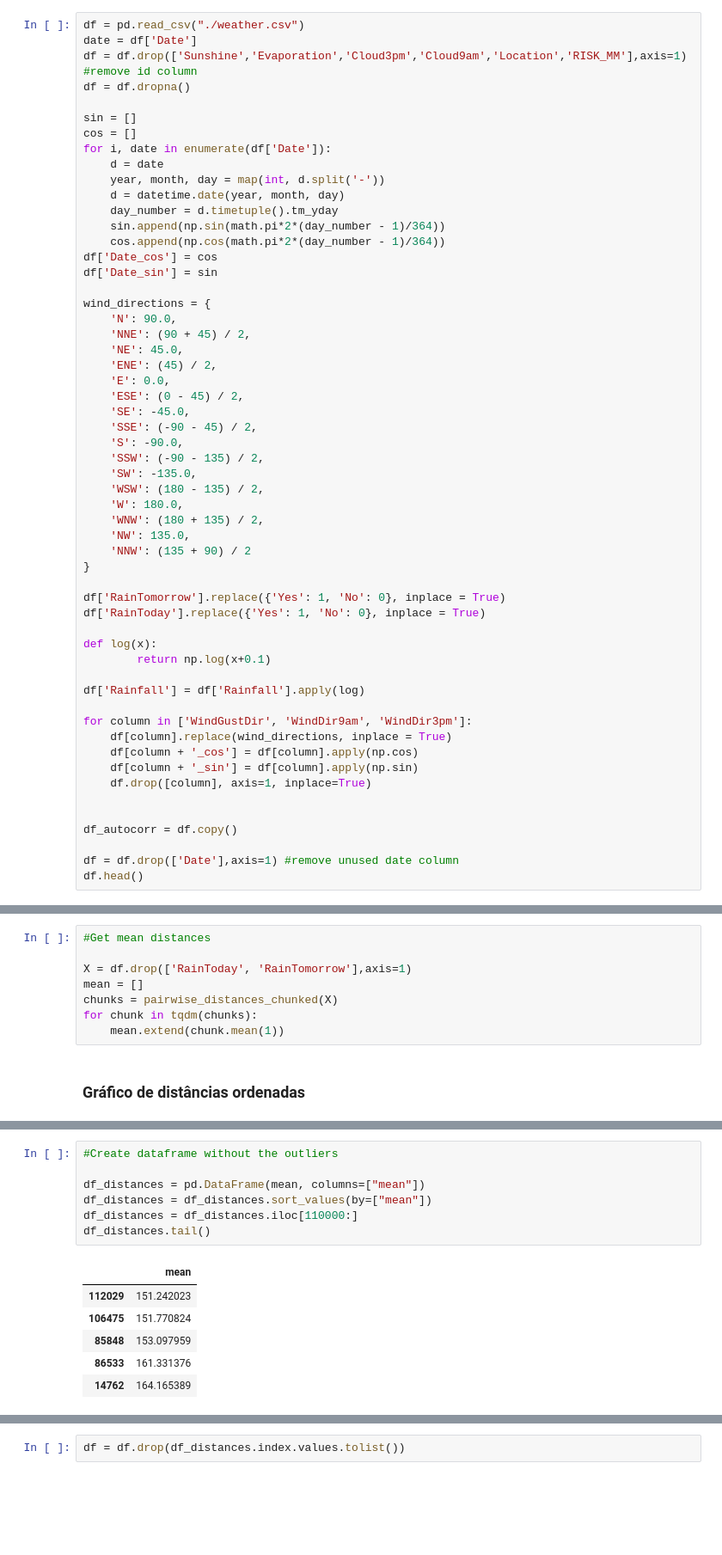
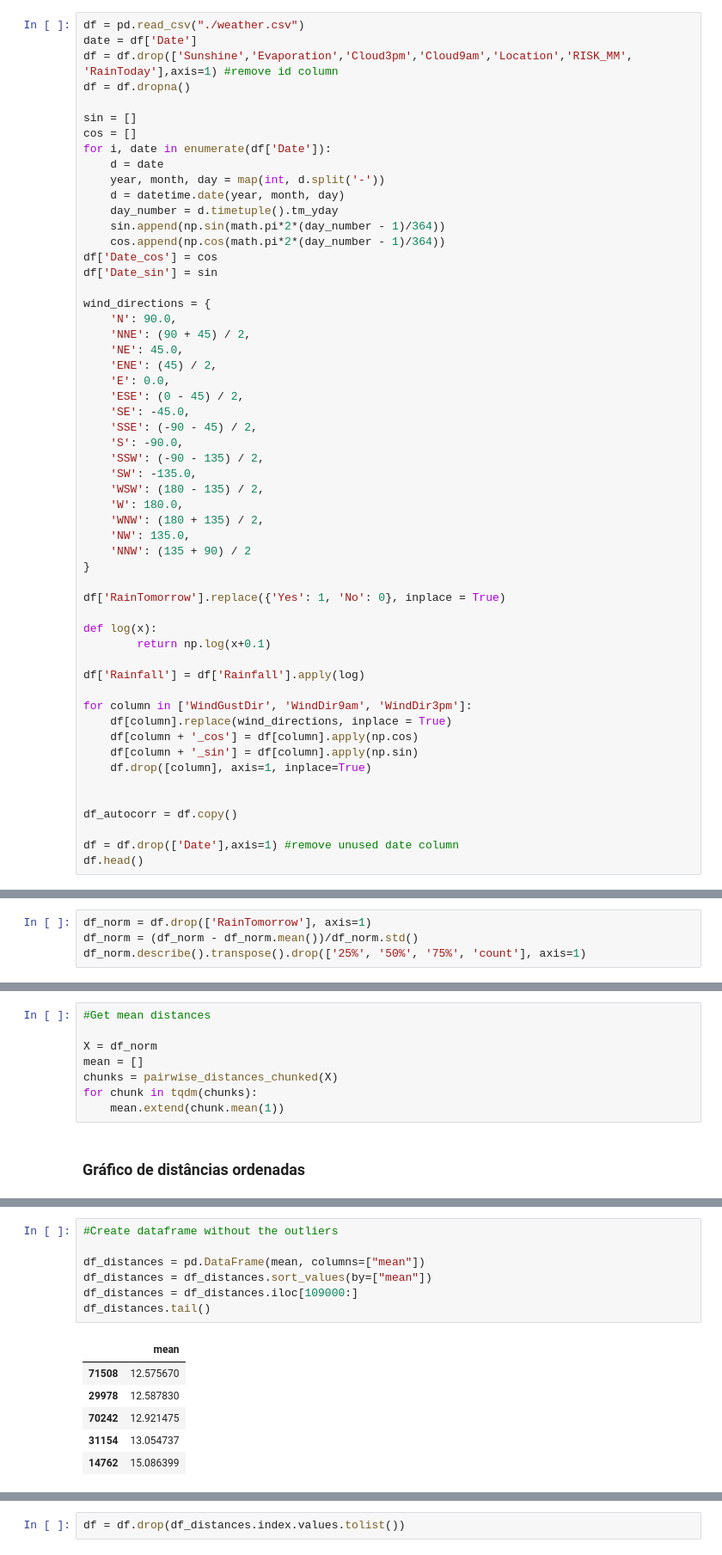
Before and after one commit to Iuri07/IC, a Jupyter notebook: weather-lm-final.ipynb, the cells around one changed output, grey strips where cells are left out. Shown at 86% size. Cells and saved outputs as stored; diff of their text form; blank space fills up the shorter version.

```diff
--- a/weather-lm-final.ipynb
+++ b/weather-lm-final.ipynb
@@ -48,7 +48,7 @@ from sklearn.metrics import pairwise_distances_chunked
 # %%
 df = pd.read_csv("./weather.csv")
 date = df['Date']
-df = df.drop(['Sunshine','Evaporation','Cloud3pm','Cloud9am','Location','RISK_MM'],axis=1) #remove id column
+df = df.drop(['Sunshine','Evaporation','Cloud3pm','Cloud9am','Location','RISK_MM', 'RainToday'],axis=1) #remove id column
 df = df.dropna()
 
 sin = []
@@ -83,7 +83,6 @@ wind_directions = {
 }
 
 df['RainTomorrow'].replace({'Yes': 1, 'No': 0}, inplace = True)
-df['RainToday'].replace({'Yes': 1, 'No': 0}, inplace = True)
 
 def log(x):
         return np.log(x+0.1)
@@ -146,0 +163,4 @@ df.head()
+# %%
+df_norm = df.drop(['RainTomorrow'], axis=1)
+df_norm = (df_norm - df_norm.mean())/df_norm.std()
+df_norm.describe().transpose().drop(['25%', '50%', '75%', 'count'], axis=1)
@@ -149,7 +187,7 @@ df.head()
 # %%
 #Get mean distances
 
-X = df.drop(['RainToday', 'RainTomorrow'],axis=1)
+X = df_norm
 mean = []
 chunks = pairwise_distances_chunked(X)
 for chunk in tqdm(chunks):
@@ -176,14 +214,14 @@ plt.show()
 # %%
 #Create dataframe without the outliers
 
 df_distances = pd.DataFrame(mean, columns=["mean"])
 df_distances = df_distances.sort_values(by=["mean"])
-df_distances = df_distances.iloc[110000:]
+df_distances = df_distances.iloc[109000:]
 df_distances.tail()
 # %% [output]
 |  | mean |
-| 112029 | 151.242023 |
-| 106475 | 151.770824 |
-| 85848 | 153.097959 |
-| 86533 | 161.331376 |
-| 14762 | 164.165389 |
+| 71508 | 12.575670 |
+| 29978 | 12.587830 |
+| 70242 | 12.921475 |
+| 31154 | 13.054737 |
+| 14762 | 15.086399 |
```
Also changed, not shown: parts of 20 cells of this notebook, 29 other files.
